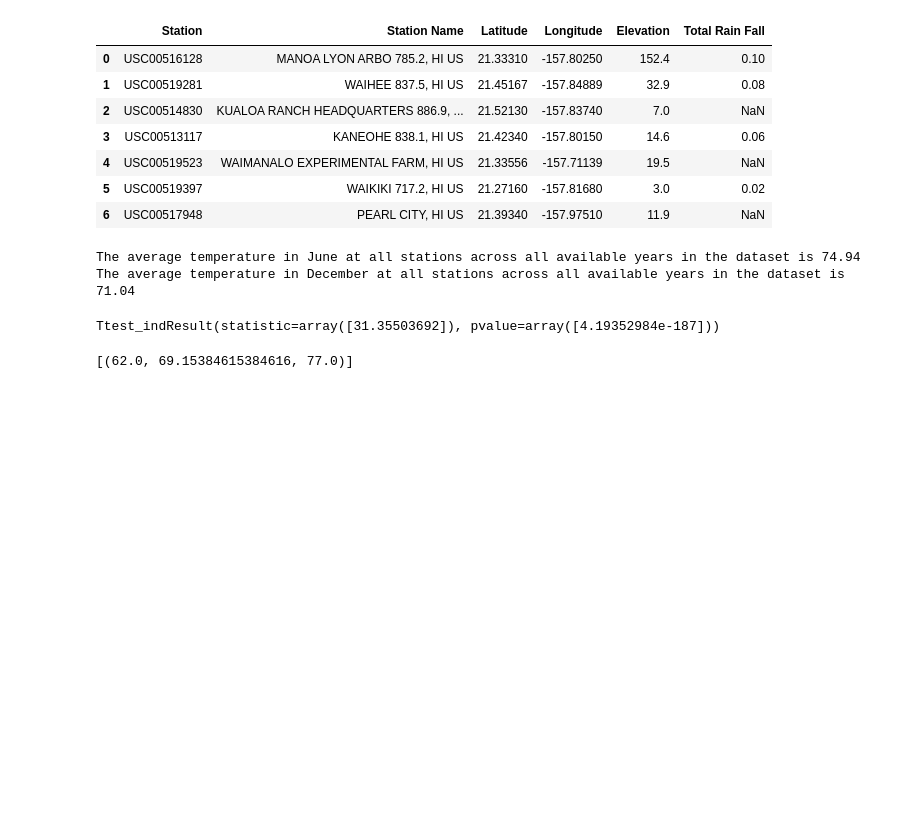
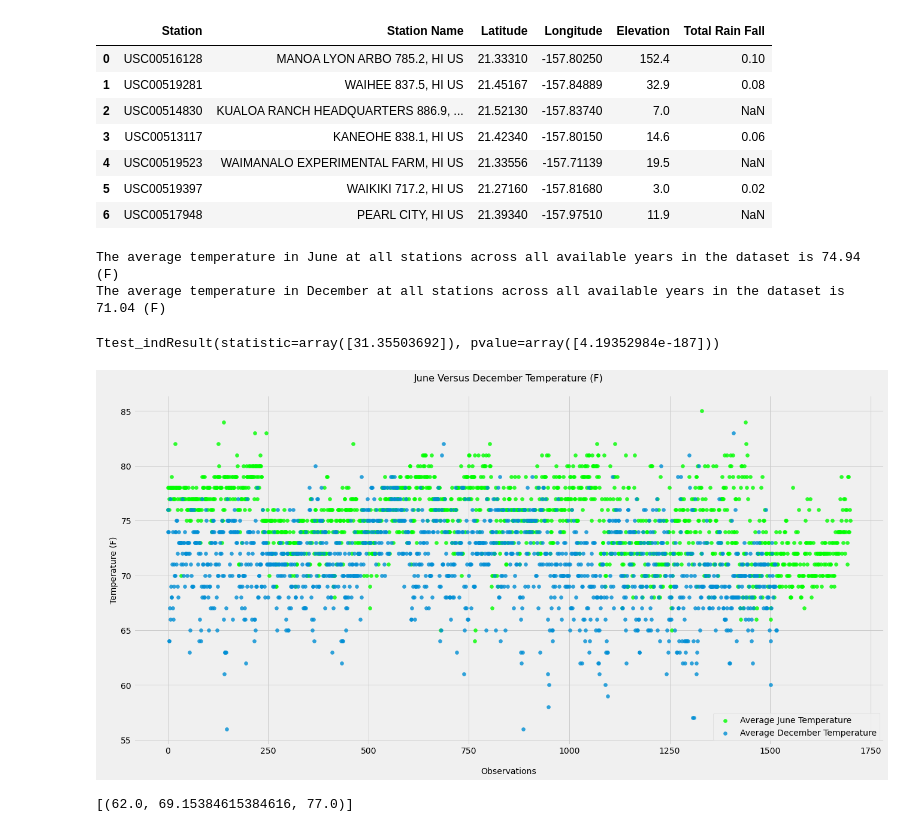
Before and after one commit to Karla-Flores/Sqlalchemy, a Jupyter notebook: climate_starter.ipynb, the cells around one changed output. Cells and saved outputs as stored; diff of their text form; code cells hidden in the pictures; blank space fills up the shorter version.

Commit message:
# Scatter plot of June and December data

```diff
--- a/climate_starter.ipynb
+++ b/climate_starter.ipynb
@@ -334,11 +334,11 @@ avg_june = list(np.ravel(avg_june))[0]
 avg_december = session.query(func.avg(measurement.tobs)).filter(func.strftime('%m', measurement.date) == '12').all()
 avg_december = list(np.ravel(avg_december))[0]
 
-print (f'The average temperature in June at all stations across all available years in the dataset is {round(avg_june,2)}')
-print (f'The average temperature in December at all stations across all available years in the dataset is {round(avg_december,2)}')
+print (f'The average temperature in June at all stations across all available years in the dataset is {round(avg_june,2)} (F)')
+print (f'The average temperature in December at all stations across all available years in the dataset is {round(avg_december,2)} (F)')
 # %% [output]
-The average temperature in June at all stations across all available years in the dataset is 74.94
-The average temperature in December at all stations across all available years in the dataset is 71.04
+The average temperature in June at all stations across all available years in the dataset is 74.94 (F)
+The average temperature in December at all stations across all available years in the dataset is 71.04 (F)
 # %%
 # June
 j_temp = session.query(measurement.tobs).filter(func.strftime("%m", measurement.date) == '06').all()
@@ -357,3 +353,15 @@ plt.scatter(range(le()))
+# %%
+# Scatter plot of June and December data
+fig, ax= plt.subplots(figsize = (20,10))
+plt.scatter(range(len(j_temp)),j_temp, label = 'Average June Temperature', alpha = 0.8, color = 'lime')
+plt.scatter(range(len(d_temp)),d_temp, label = 'Average December Temperature', alpha = 0.8)
+plt.legend()
+plt.title(f'June Versus December Temperature (F)\n', fontsize = 16)
+plt.ylabel('\nTemperature (F)', fontsize = 14)
+plt.xlabel('\nObservations', fontsize = 14)
+plt.show()
+# %% [output]
+[figure, added]
 # %%
 # Create a query that will calculate the daily normals
 # (i.e. the averages for tmin, tmax, and tavg for all historic data matching a specific month and day)
```
Also changed, not shown: parts of 1 cell of this notebook, 1 other file.
